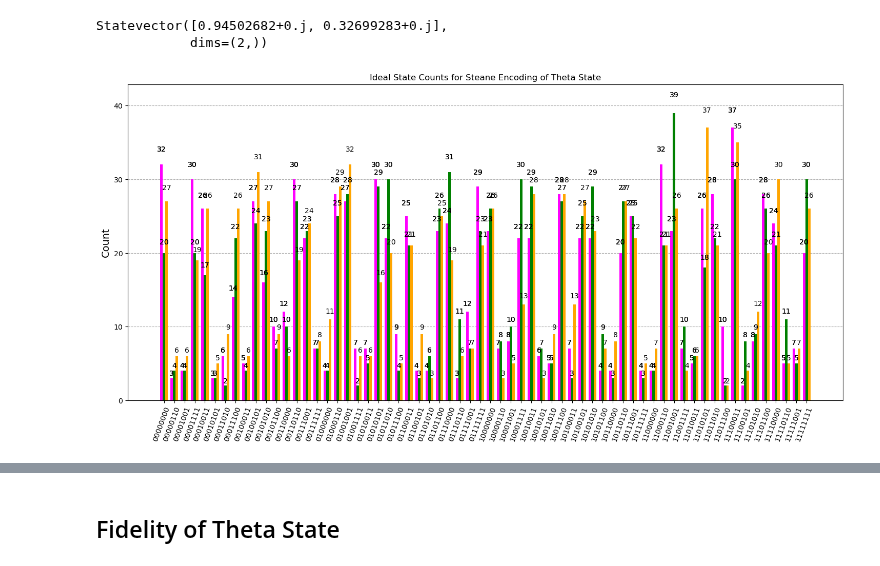
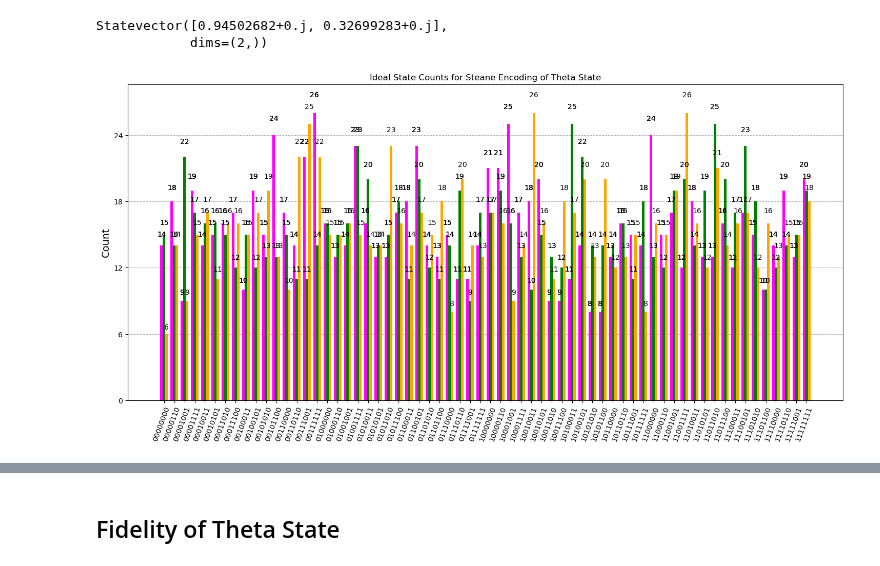
Before and after one commit to Sal7ySalt/Smallest-MSD-Protocol, a Jupyter notebook: validating_steane_enc.ipynb, the cells around one changed output, grey strips where cells are left out. Cells and saved outputs as stored; diff of their text form; code cells hidden in the pictures.

```diff
--- a/validating_steane_enc.ipynb
+++ b/validating_steane_enc.ipynb
@@ -506,10 +536,10 @@ for i in range(0,3):
 # %%
-plot_histogram(counts_arr_theta,
+plot_histogram(counts_arr_theta_ideal,
                figsize = (18, 8),
                title = "Ideal State Counts for Steane Encoding of Theta State",
                color = ["magenta", "green", "orange"])
 # %% [output]
-[figure, old version]
+[figure, new version]
 # %%
 
 
```
Also changed, not shown: parts of 34 cells of this notebook.
